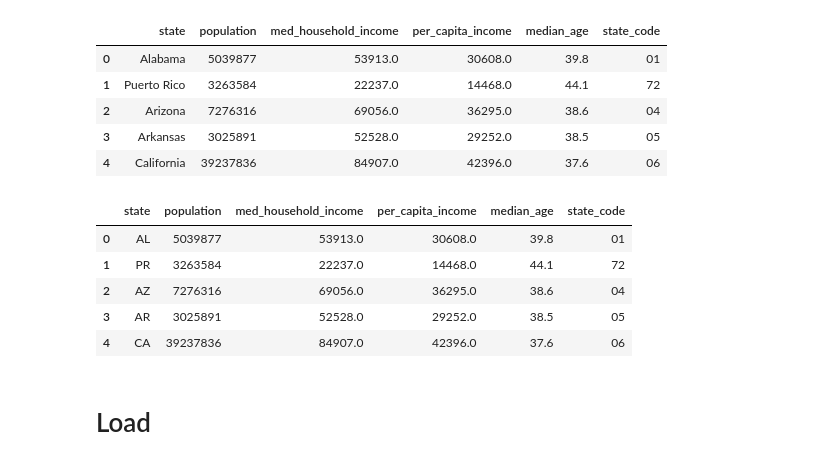
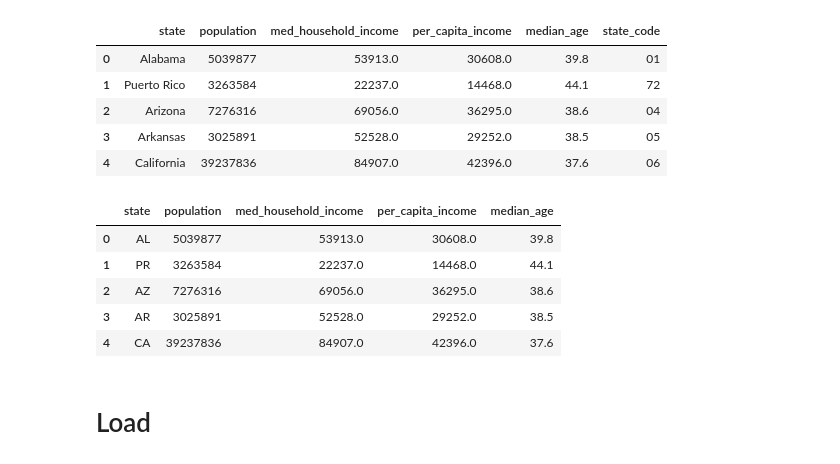
Before and after one commit to gdagger/Team3_Project2, a Jupyter notebook: ETL.ipynb, the cells around one changed output. Saved outputs shown, nothing was run; the diff lists cells and outputs as text; code cells hidden in the pictures.

```diff
--- a/ETL.ipynb
+++ b/ETL.ipynb
@@ -244,13 +246,13 @@ county_brewery_combined_df.head()
 c = Census(api_key, year=2021)
 
 # Run Census Search to retrieve income data by county
-census_data = c.acs1.get(("NAME", "B01003_001E", "B19013_001E","B19301_001E", "B01002_001E"), {'for': 'state:*'})
+state_census_data = c.acs1.get(("NAME", "B01003_001E", "B19013_001E","B19301_001E", "B01002_001E"), {'for': 'state:*'})
 
 # Convert to DataFrame
-census_df = pd.DataFrame(census_data)
+state_census_df = pd.DataFrame(state_census_data)
 
 # Rename columns
-census_cleaned_df = census_df.rename(columns={"B01003_001E": "population",
+state_census_cleaned_df = state_census_df.rename(columns={"B01003_001E": "population",
                                       "B19013_001E": "med_household_income",
                                       "B19301_001E": "per_capita_income",
                                       "B01002_001E": "median_age",
@@ -260,10 +262,10 @@ census_cleaned_df = census_df.rename(columns={"B01003_001E": "population",
                                     )
 
 # Cast population column as int
-census_cleaned_df['population'] = census_cleaned_df['population'].astype(int)
+state_census_cleaned_df['population'] = state_census_cleaned_df['population'].astype(int)
 
 # Display first 5 rows
-census_cleaned_df.head()
+state_census_cleaned_df.head()
 # %% [output]
 |  | state | population | med_household_income | per_capita_income | median_age | state_code |
 | 0 | Alabama | 5039877 | 53913.0 | 30608.0 | 39.8 | 01 |
@@ -273,20 +275,23 @@ census_cleaned_df.head()
 | 4 | California | 39237836 | 84907.0 | 42396.0 | 37.6 | 06 |
 # %%
 # Convert State names to state abbreviations
-census_cleaned_df.replace({"state": state_abbreviations}, inplace=True)
+state_census_cleaned_df.replace({"state": state_abbreviations}, inplace=True)
+
+# Drop state_code and county_code columns
+state_census_cleaned_df.drop(columns='state_code', inplace=True)
 
 # Export dataframe to CSV to more easily inspect final dataset
-census_cleaned_df.to_csv('./Resources/census_data.csv')
+state_census_cleaned_df.to_csv('./Resources/census_data.csv')
 
 # Display first 5 rows
-census_cleaned_df.head()
+state_census_cleaned_df.head()
 # %% [output]
-|  | state | population | med_household_income | per_capita_income | median_age | state_code |
-| 0 | AL | 5039877 | 53913.0 | 30608.0 | 39.8 | 01 |
-| 1 | PR | 3263584 | 22237.0 | 14468.0 | 44.1 | 72 |
-| 2 | AZ | 7276316 | 69056.0 | 36295.0 | 38.6 | 04 |
-| 3 | AR | 3025891 | 52528.0 | 29252.0 | 38.5 | 05 |
-| 4 | CA | 39237836 | 84907.0 | 42396.0 | 37.6 | 06 |
+|  | state | population | med_household_income | per_capita_income | median_age |
+| 0 | AL | 5039877 | 53913.0 | 30608.0 | 39.8 |
+| 1 | PR | 3263584 | 22237.0 | 14468.0 | 44.1 |
+| 2 | AZ | 7276316 | 69056.0 | 36295.0 | 38.6 |
+| 3 | AR | 3025891 | 52528.0 | 29252.0 | 38.5 |
+| 4 | CA | 39237836 | 84907.0 | 42396.0 | 37.6 |
 # %% [markdown]
 # Load
 # %% [markdown]
```
Also changed, not shown: parts of 7 cells of this notebook.
